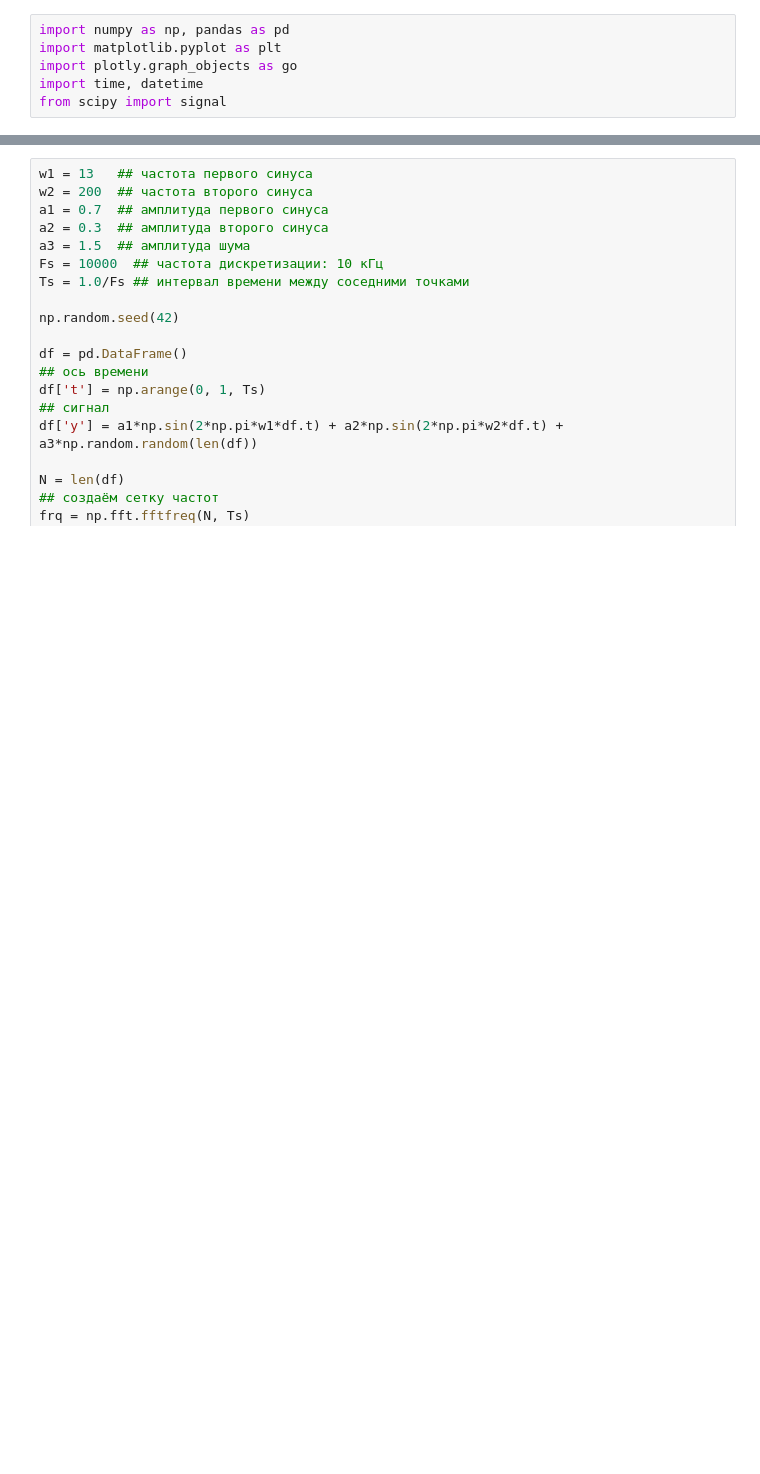
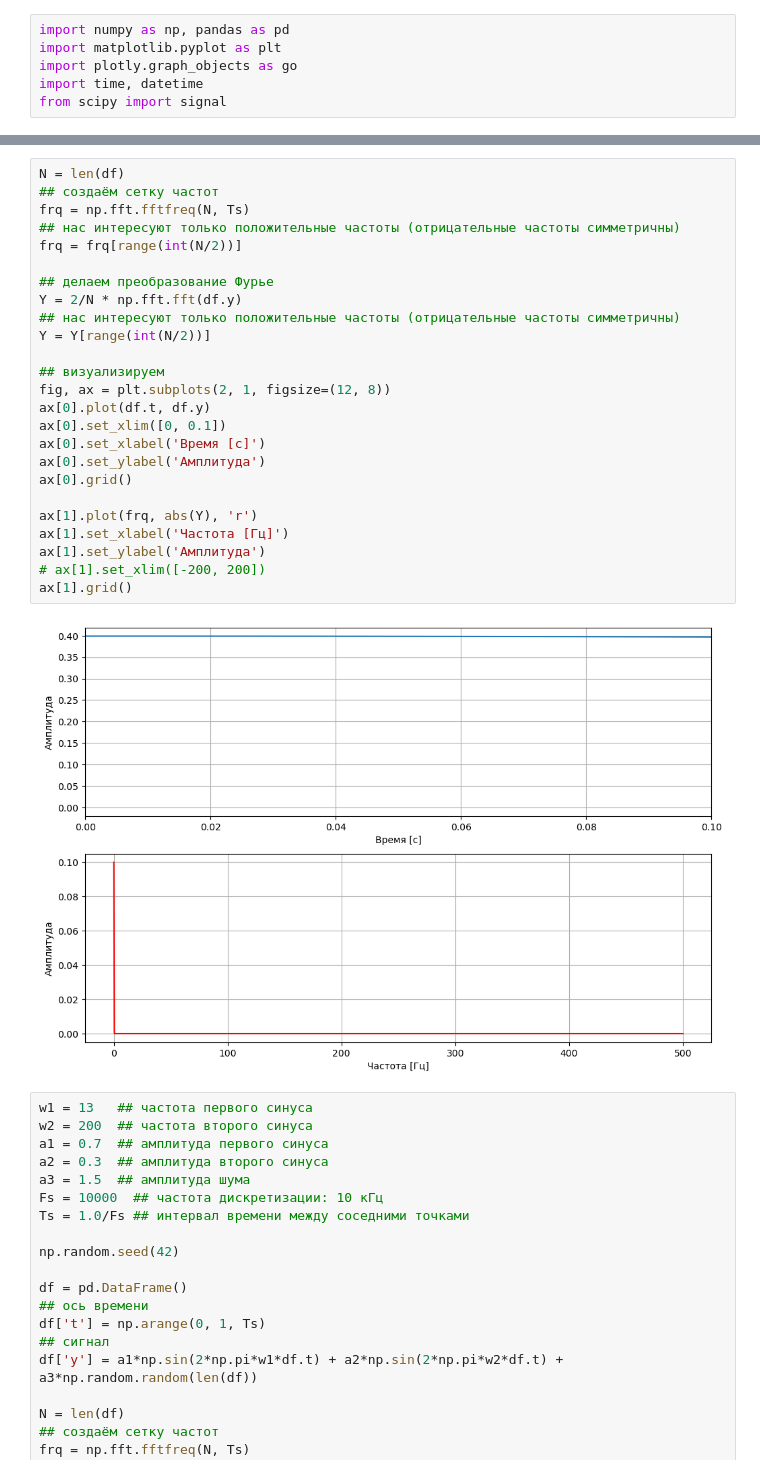
Before and after one commit to vstanchevici/mldl_23, a Jupyter notebook: sources/Практический Machine Learning/Модуль 8. Временные ряды в МО/8.17.ipynb, the cells around one changed output, grey strips where cells are left out. Saved outputs shown, nothing was run; the diff lists cells and outputs as text; blank space fills up the shorter version.

```diff
--- a/sources/Практический Machine Learning/Модуль 8. Временные ряды в МО/8.17.ipynb
+++ b/sources/Практический Machine Learning/Модуль 8. Временные ряды в МО/8.17.ipynb
@@ -7,3 +27,30 @@ from scipy import signal
+# %%
+N = len(df)
+## создаём сетку частот
+frq = np.fft.fftfreq(N, Ts)
+## нас интересуют только положительные частоты (отрицательные частоты симметричны)
+frq = frq[range(int(N/2))]
+
+## делаем преобразование Фурье
+Y = 2/N * np.fft.fft(df.y)
+## нас интересуют только положительные частоты (отрицательные частоты симметричны)
+Y = Y[range(int(N/2))]
+
+## визуализируем
+fig, ax = plt.subplots(2, 1, figsize=(12, 8))
+ax[0].plot(df.t, df.y)
+ax[0].set_xlim([0, 0.1])
+ax[0].set_xlabel('Время [c]')
+ax[0].set_ylabel('Амплитуда')
+ax[0].grid()
+
+ax[1].plot(frq, abs(Y), 'r')
+ax[1].set_xlabel('Частота [Гц]')
+ax[1].set_ylabel('Амплитуда')
+# ax[1].set_xlim([-200, 200])
+ax[1].grid()
+# %% [output]
+[figure, added]
 # %%
 w1 = 13   ## частота первого синуса
 w2 = 200  ## частота второго синуса
```
Also changed, not shown: parts of 3 cells of this notebook, 4 other files.
